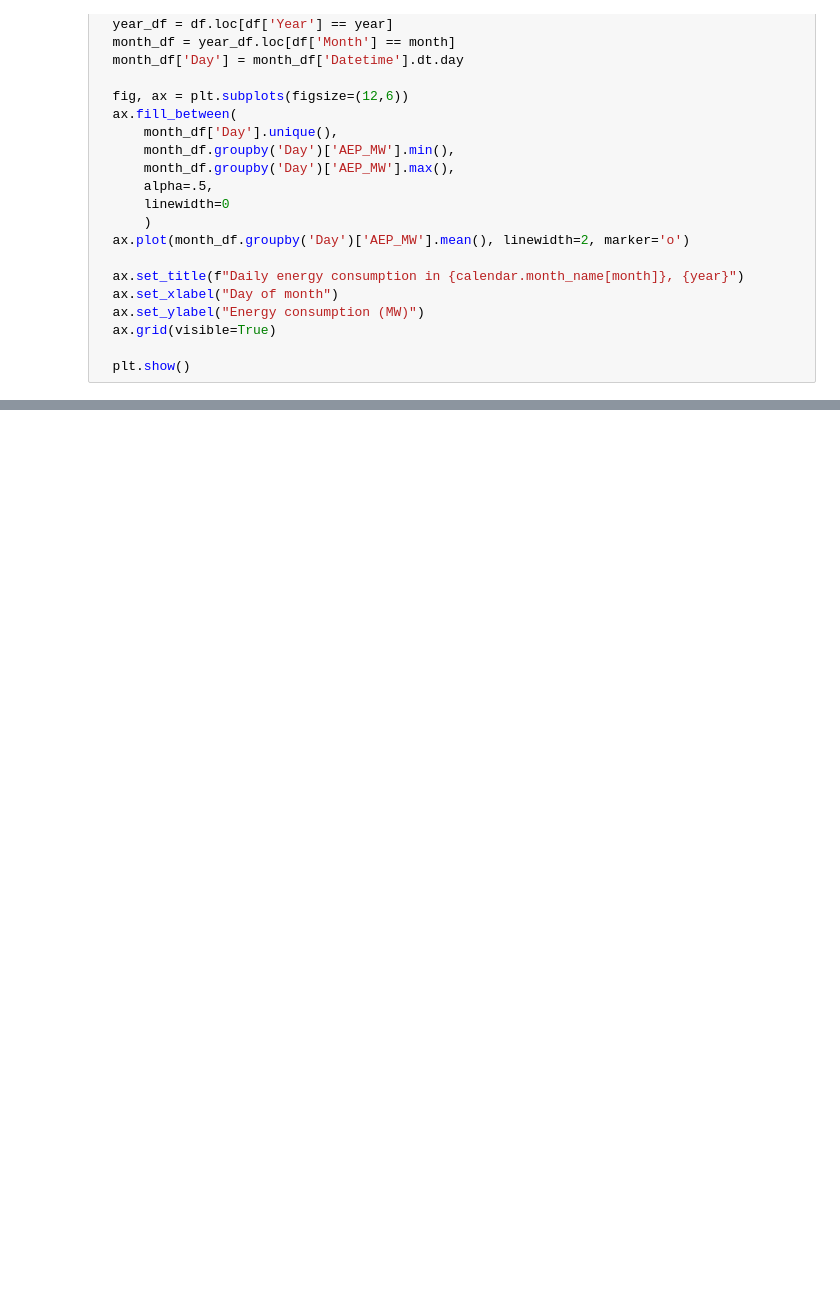
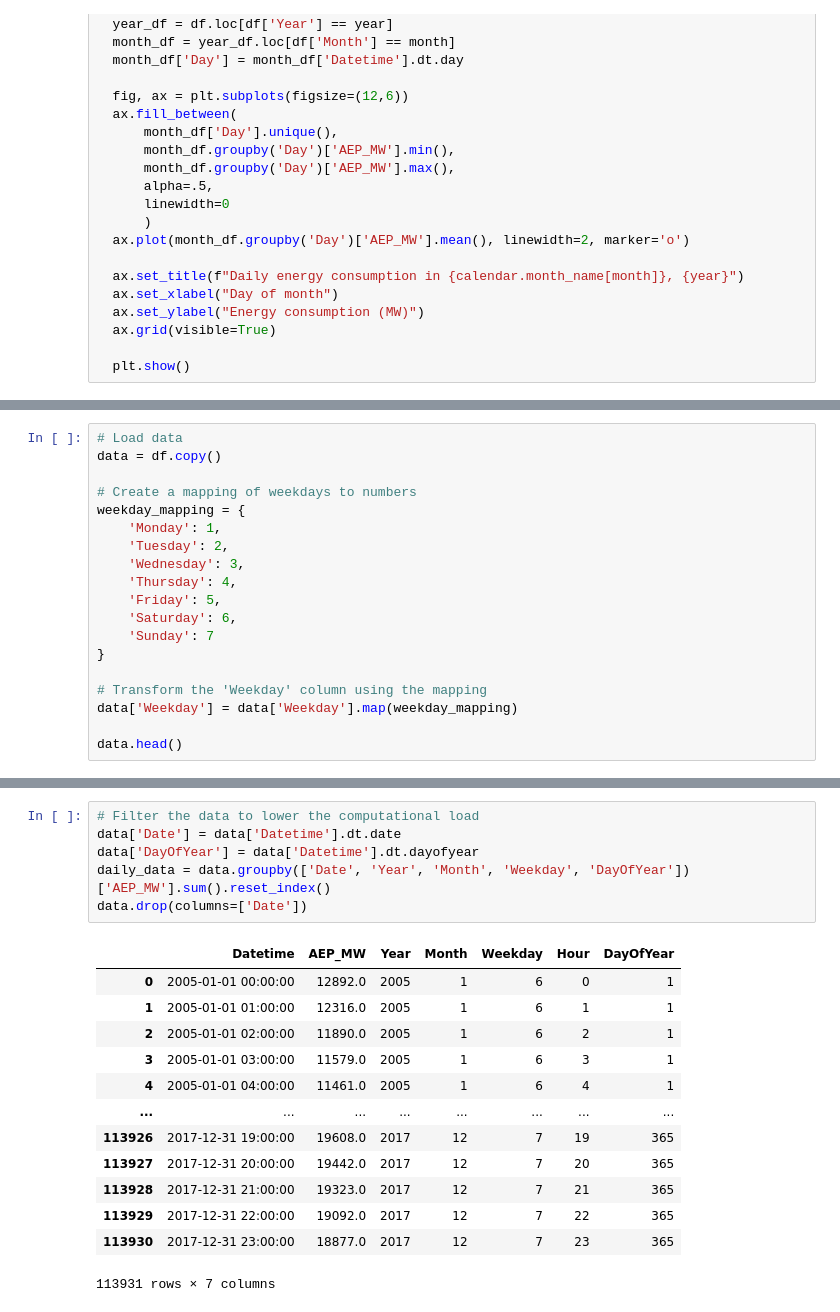
Before and after one commit to anmar36a/Data-Analysis, a Jupyter notebook: Energy_consumption_in_the_US.ipynb, the cells around one changed output, grey strips where cells are left out. Saved outputs shown, nothing was run; the diff lists cells and outputs as text; blank space fills up the shorter version.

```diff
--- a/Energy_consumption_in_the_US.ipynb
+++ b/Energy_consumption_in_the_US.ipynb
@@ -544,0 +563,19 @@ See the caveats in the documentation: https://pandas.pydata.org/pandas-docs/stab
+# %%
+# Load data
+data = df.copy()
+
+# Create a mapping of weekdays to numbers
+weekday_mapping = {
+    'Monday': 1,
+    'Tuesday': 2,
+    'Wednesday': 3,
+    'Thursday': 4,
+    'Friday': 5,
+    'Saturday': 6,
+    'Sunday': 7
+}
+
+# Transform the 'Weekday' column using the mapping
+data['Weekday'] = data['Weekday'].map(weekday_mapping)
+
+data.head()
@@ -544,0 +615,20 @@ See the caveats in the documentation: https://pandas.pydata.org/pandas-docs/stab
+# %%
+# Filter the data to lower the computational load
+data['Date'] = data['Datetime'].dt.date
+data['DayOfYear'] = data['Datetime'].dt.dayofyear
+daily_data = data.groupby(['Date', 'Year', 'Month', 'Weekday', 'DayOfYear'])['AEP_MW'].sum().reset_index()
+data.drop(columns=['Date'])
+# %% [output]
+|  | Datetime | AEP_MW | Year | Month | Weekday | Hour | DayOfYear |
+| 0 | 2005-01-01 00:00:00 | 12892.0 | 2005 | 1 | 6 | 0 | 1 |
+| 1 | 2005-01-01 01:00:00 | 12316.0 | 2005 | 1 | 6 | 1 | 1 |
+| 2 | 2005-01-01 02:00:00 | 11890.0 | 2005 | 1 | 6 | 2 | 1 |
+| 3 | 2005-01-01 03:00:00 | 11579.0 | 2005 | 1 | 6 | 3 | 1 |
+| 4 | 2005-01-01 04:00:00 | 11461.0 | 2005 | 1 | 6 | 4 | 1 |
+| ... | ... | ... | ... | ... | ... | ... | ... |
+| 113926 | 2017-12-31 19:00:00 | 19608.0 | 2017 | 12 | 7 | 19 | 365 |
+| 113927 | 2017-12-31 20:00:00 | 19442.0 | 2017 | 12 | 7 | 20 | 365 |
+| 113928 | 2017-12-31 21:00:00 | 19323.0 | 2017 | 12 | 7 | 21 | 365 |
+| 113929 | 2017-12-31 22:00:00 | 19092.0 | 2017 | 12 | 7 | 22 | 365 |
+| 113930 | 2017-12-31 23:00:00 | 18877.0 | 2017 | 12 | 7 | 23 | 365 |
+113931 rows × 7 columns
```
Also changed, not shown: parts of 35 cells of this notebook.
